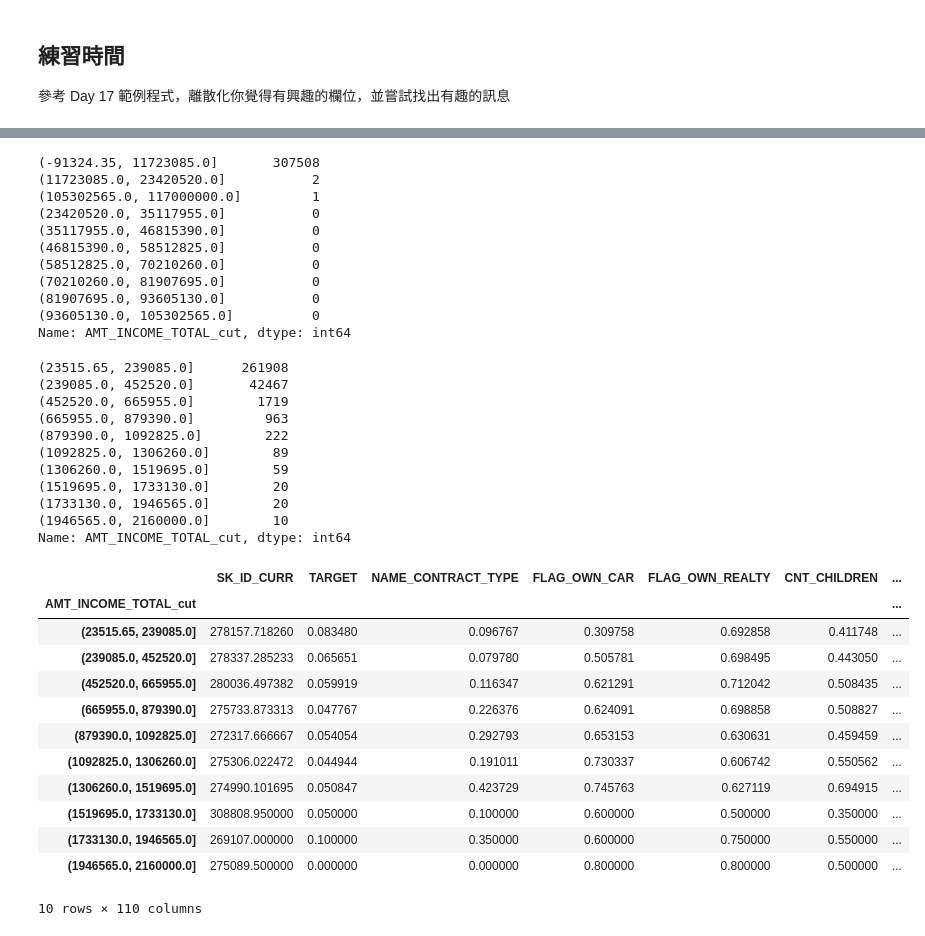
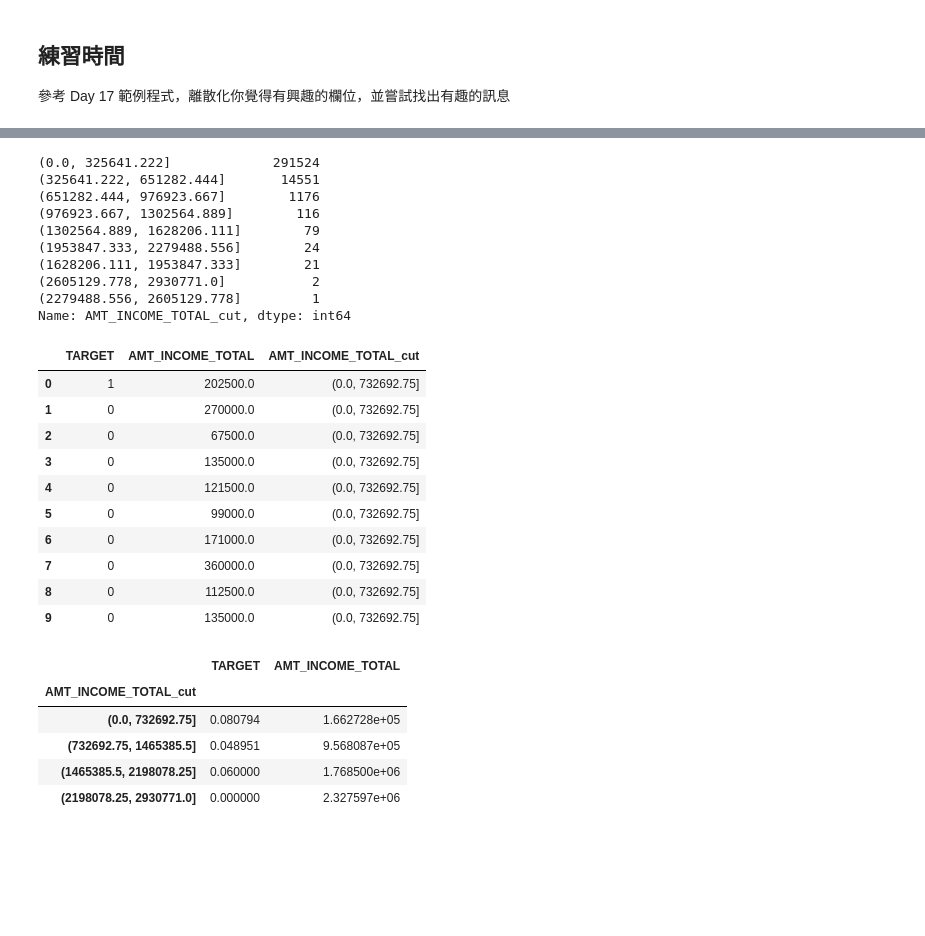
Before and after one commit to alexchen0228/Mechine_Learnig100Day, a Jupyter notebook: Day_018_HW.ipynb, the cells around one changed output, grey strips where cells are left out. Cells and saved outputs as stored; diff of their text form; code cells hidden in the pictures; blank space fills up the shorter version.

```diff
--- a/Day_018_HW.ipynb
+++ b/Day_018_HW.ipynb
@@ -58,5 +58,3 @@ app_train['DAYS_BIRTH'] = abs(app_train['DAYS_BIRTH'])
 # %% [markdown]
 ## 練習時間
 參考 Day 17 範例程式，離散化你覺得有興趣的欄位，並嘗試找出有趣的訊息
-# %%
-app_train['AMT_INCOME_TOTAL_cut'] = pd.cut(app_train['AMT_INCOME_TOTAL'],10)
@@ -63,14 +77,13 @@ app_train['AMT_INCOME_TOTAL_cut'] = pd.cut(app_train['AMT_INCOME_TOTAL'],10)
 # %%
 app_train.AMT_INCOME_TOTAL_cut.value_counts()
 # %% [output]
-(-91324.35, 11723085.0]       307508
-(11723085.0, 23420520.0]           2
-(105302565.0, 117000000.0]         1
-(23420520.0, 35117955.0]           0
-(35117955.0, 46815390.0]           0
-(46815390.0, 58512825.0]           0
-(58512825.0, 70210260.0]           0
-(70210260.0, 81907695.0]           0
-(81907695.0, 93605130.0]           0
-(93605130.0, 105302565.0]          0
+(0.0, 325641.222]             291524
+(325641.222, 651282.444]       14551
+(651282.444, 976923.667]        1176
+(976923.667, 1302564.889]        116
+(1302564.889, 1628206.111]        79
+(1953847.333, 2279488.556]        24
+(1628206.111, 1953847.333]        21
+(2605129.778, 2930771.0]           2
+(2279488.556, 2605129.778]         1
 Name: AMT_INCOME_TOTAL_cut, dtype: int64
@@ -81,30 +90,28 @@ app_train_outlier['AMT_INCOME_TOTAL_cut'] = pd.cut(app_train_outlier['AMT_INCOME
-# %%
-app_train_outlier.AMT_INCOME_TOTAL_cut.value_counts()
-# %% [output]
-(23515.65, 239085.0]      261908
-(239085.0, 452520.0]       42467
-(452520.0, 665955.0]        1719
-(665955.0, 879390.0]         963
-(879390.0, 1092825.0]        222
-(1092825.0, 1306260.0]        89
-(1306260.0, 1519695.0]        59
-(1519695.0, 1733130.0]        20
-(1733130.0, 1946565.0]        20
-(1946565.0, 2160000.0]        10
-Name: AMT_INCOME_TOTAL_cut, dtype: int64
+# %%
+INCOME_data = app_train[['TARGET', 'AMT_INCOME_TOTAL']]
+
+# 將年齡資料離散化 / 分組
+INCOME_data['AMT_INCOME_TOTAL_cut'] = pd.cut(INCOME_data['AMT_INCOME_TOTAL'], bins = np.linspace(0, 2930771, num = 5))
+INCOME_data.head(10)
+# %% [output]
+|  | TARGET | AMT_INCOME_TOTAL | AMT_INCOME_TOTAL_cut |
+| 0 | 1 | 202500.0 | (0.0, 732692.75] |
+| 1 | 0 | 270000.0 | (0.0, 732692.75] |
+| 2 | 0 | 67500.0 | (0.0, 732692.75] |
+| 3 | 0 | 135000.0 | (0.0, 732692.75] |
+| 4 | 0 | 121500.0 | (0.0, 732692.75] |
+| 5 | 0 | 99000.0 | (0.0, 732692.75] |
+| 6 | 0 | 171000.0 | (0.0, 732692.75] |
+| 7 | 0 | 360000.0 | (0.0, 732692.75] |
+| 8 | 0 | 112500.0 | (0.0, 732692.75] |
+| 9 | 0 | 135000.0 | (0.0, 732692.75] |
 # %%
-app_train_outlier.groupby(['AMT_INCOME_TOTAL_cut']).mean()
+INCOME_groups  = INCOME_data.groupby('AMT_INCOME_TOTAL_cut').mean()
+INCOME_groups
 # %% [output]
-|  | SK_ID_CURR | TARGET | NAME_CONTRACT_TYPE | FLAG_OWN_CAR | FLAG_OWN_REALTY | CNT_CHILDREN | ... |
-| AMT_INCOME_TOTAL_cut |  |  |  |  |  |  | ... |
-| (23515.65, 239085.0] | 278157.718260 | 0.083480 | 0.096767 | 0.309758 | 0.692858 | 0.411748 | ... |
-| (239085.0, 452520.0] | 278337.285233 | 0.065651 | 0.079780 | 0.505781 | 0.698495 | 0.443050 | ... |
-| (452520.0, 665955.0] | 280036.497382 | 0.059919 | 0.116347 | 0.621291 | 0.712042 | 0.508435 | ... |
-| (665955.0, 879390.0] | 275733.873313 | 0.047767 | 0.226376 | 0.624091 | 0.698858 | 0.508827 | ... |
-| (879390.0, 1092825.0] | 272317.666667 | 0.054054 | 0.292793 | 0.653153 | 0.630631 | 0.459459 | ... |
-| (1092825.0, 1306260.0] | 275306.022472 | 0.044944 | 0.191011 | 0.730337 | 0.606742 | 0.550562 | ... |
-| (1306260.0, 1519695.0] | 274990.101695 | 0.050847 | 0.423729 | 0.745763 | 0.627119 | 0.694915 | ... |
-| (1519695.0, 1733130.0] | 308808.950000 | 0.050000 | 0.100000 | 0.600000 | 0.500000 | 0.350000 | ... |
-| (1733130.0, 1946565.0] | 269107.000000 | 0.100000 | 0.350000 | 0.600000 | 0.750000 | 0.550000 | ... |
-| (1946565.0, 2160000.0] | 275089.500000 | 0.000000 | 0.000000 | 0.800000 | 0.800000 | 0.500000 | ... |
+|  | TARGET | AMT_INCOME_TOTAL |
+| AMT_INCOME_TOTAL_cut |  |  |
+| (0.0, 732692.75] | 0.080794 | 1.662728e+05 |
+| (732692.75, 1465385.5] | 0.048951 | 9.568087e+05 |
+| (1465385.5, 2198078.25] | 0.060000 | 1.768500e+06 |
+| (2198078.25, 2930771.0] | 0.000000 | 2.327597e+06 |
-10 rows × 110 columns
```
Also changed, not shown: parts of 14 cells of this notebook.
